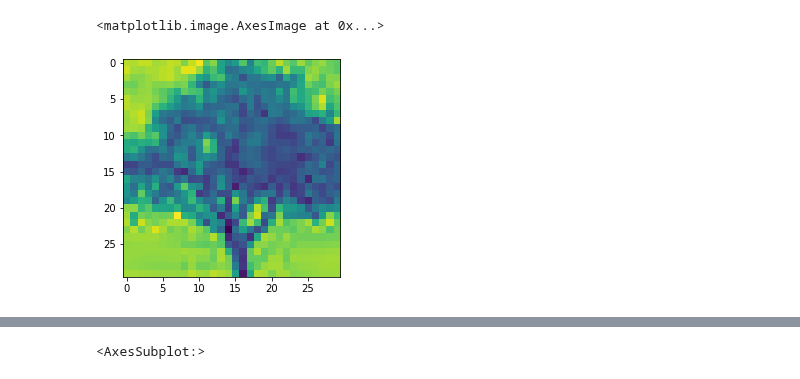
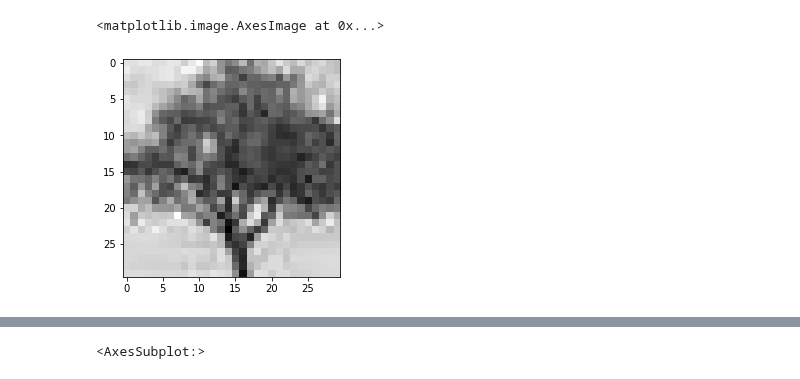
Before and after one commit to qkstngus000/Visual-Compressive-Sensing, a Jupyter notebook: dwt_V1_method.ipynb, the cells around one changed output, grey strips where cells are left out. Saved outputs shown, nothing was run; the diff lists cells and outputs as text; code cells hidden in the pictures.

```diff
--- a/dwt_V1_method.ipynb
+++ b/dwt_V1_method.ipynb
@@ -14,12 +14,12 @@ import pandas as pd
 # %%
 image_nm = 'image/tree_part1.jpg'
 img = Image.open(image_nm)
 img = ImageOps.grayscale(img)
 img_arr = np.asarray(img)
-plt.imshow(img_arr)
+plt.imshow(img_arr, 'gray')
 # %% [output]
 <matplotlib.image.AxesImage at 0x...>
-[figure, old version]
+[figure, new version]
 # %%
 # Compute Samples
 n, m = img_arr.shape
```
Also changed, not shown: parts of 6 cells of this notebook, 13 other files.
